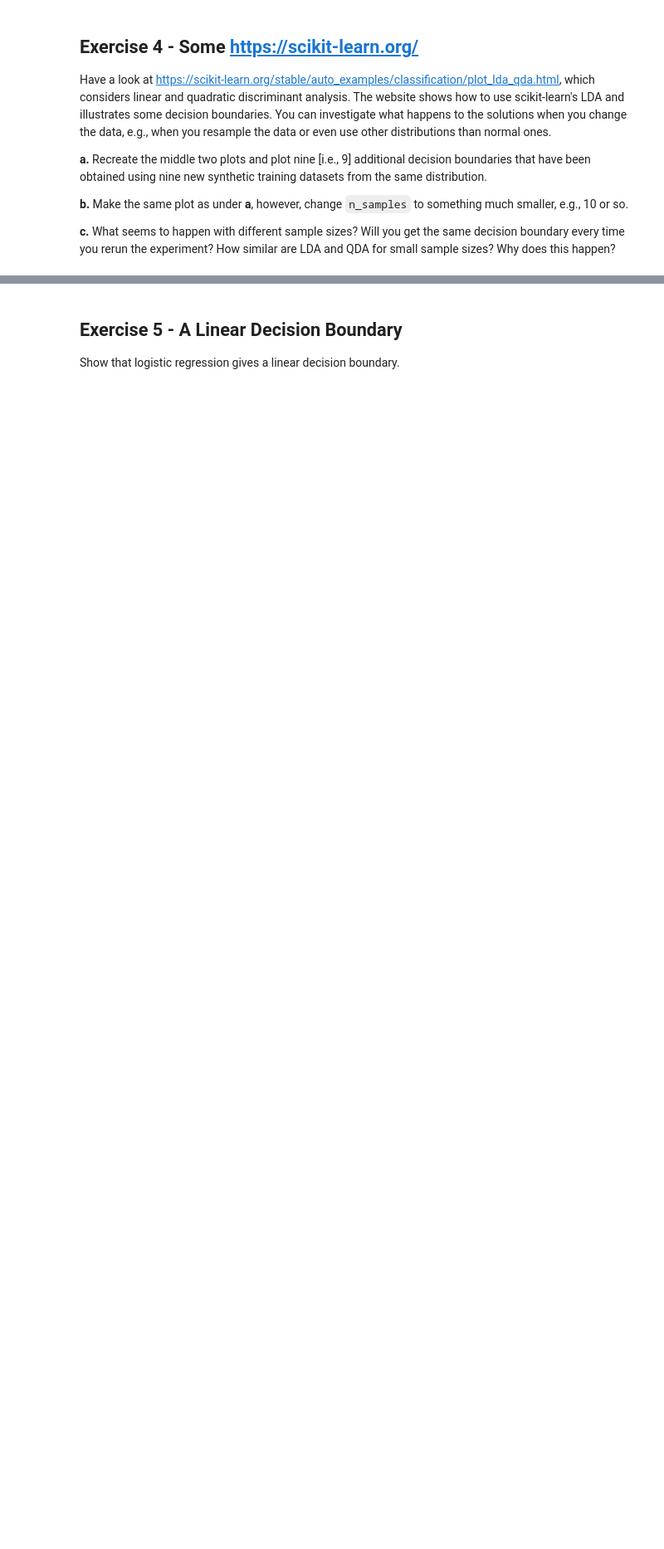
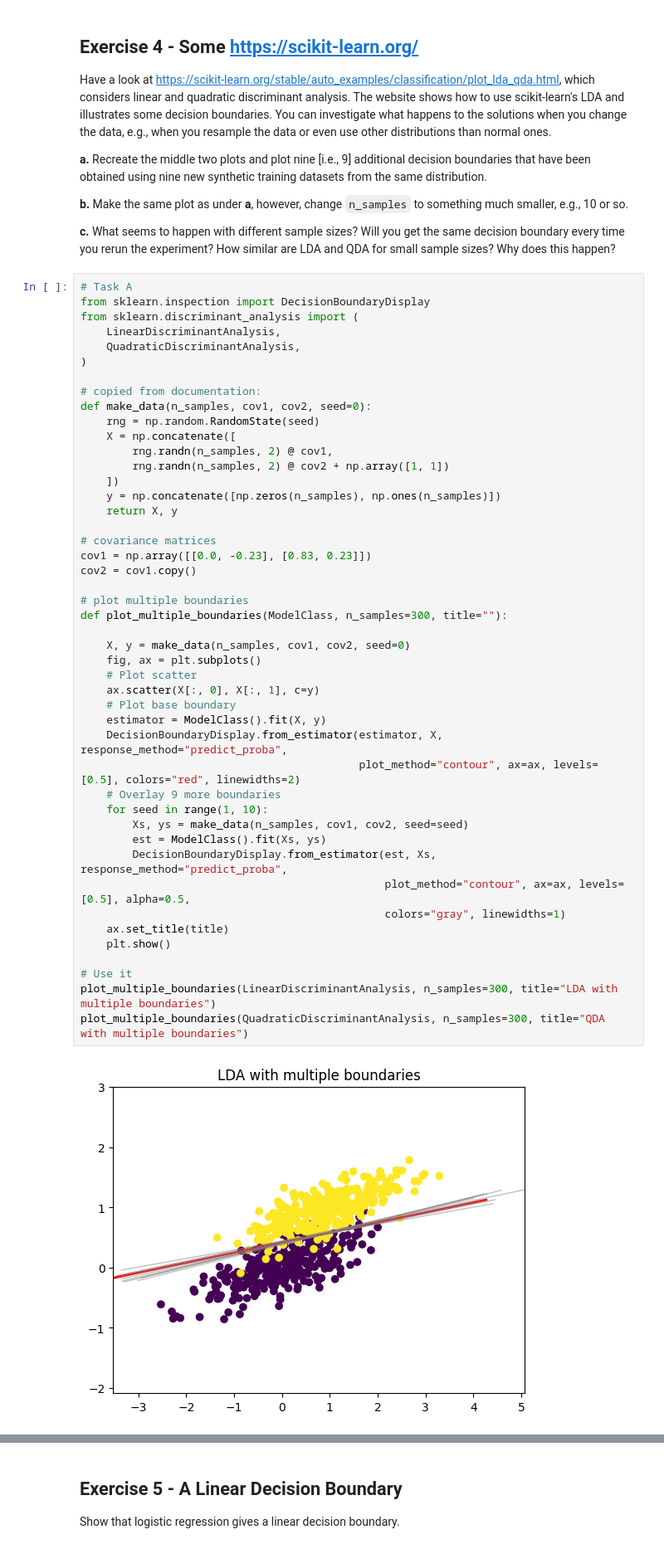
Before and after one commit to lanster42/Erasmus-Notes-25-26, a Jupyter notebook: Data mining and Machine learning/Assignment4/Assignment4_DMML_20250923.ipynb, the cells around one changed output, grey strips where cells are left out. Shown at 83% size. Cells and saved outputs as stored; diff of their text form; blank space fills up the shorter version.

````diff
--- a/Data mining and Machine learning/Assignment4/Assignment4_DMML_20250923.ipynb
+++ b/Data mining and Machine learning/Assignment4/Assignment4_DMML_20250923.ipynb
@@ -53,3 +143,51 @@ Have a look at https://scikit-learn.org/stable/auto_examples/classification/plot
 **b.** Make the same plot as under **a**, however, change ```n_samples``` to something much smaller, e.g., 10 or so.
 
 **c.** What seems to happen with different sample sizes?  Will you get the same decision boundary every time you rerun the experiment?  How similar are LDA and QDA for small sample sizes?  Why does this happen?
+# %%
+# Task A
+from sklearn.inspection import DecisionBoundaryDisplay
+from sklearn.discriminant_analysis import (
+    LinearDiscriminantAnalysis,
+    QuadraticDiscriminantAnalysis,
+)
+
+# copied from documentation:
+def make_data(n_samples, cov1, cov2, seed=0):
+    rng = np.random.RandomState(seed)
+    X = np.concatenate([
+        rng.randn(n_samples, 2) @ cov1,
+        rng.randn(n_samples, 2) @ cov2 + np.array([1, 1])
+    ])
+    y = np.concatenate([np.zeros(n_samples), np.ones(n_samples)])
+    return X, y
+
+# covariance matrices
+cov1 = np.array([[0.0, -0.23], [0.83, 0.23]])
+cov2 = cov1.copy()
+
+# plot multiple boundaries
+def plot_multiple_boundaries(ModelClass, n_samples=300, title=""):
+
+    X, y = make_data(n_samples, cov1, cov2, seed=0)
+    fig, ax = plt.subplots()
+    # Plot scatter
+    ax.scatter(X[:, 0], X[:, 1], c=y)
+    # Plot base boundary
+    estimator = ModelClass().fit(X, y)
+    DecisionBoundaryDisplay.from_estimator(estimator, X, response_method="predict_proba",
+                                           plot_method="contour", ax=ax, levels=[0.5], colors="red", linewidths=2)
+    # Overlay 9 more boundaries
+    for seed in range(1, 10):
+        Xs, ys = make_data(n_samples, cov1, cov2, seed=seed)
+        est = ModelClass().fit(Xs, ys)
+        DecisionBoundaryDisplay.from_estimator(est, Xs, response_method="predict_proba",
+                                               plot_method="contour", ax=ax, levels=[0.5], alpha=0.5,
+                                               colors="gray", linewidths=1)
+    ax.set_title(title)
+    plt.show()
+
+# Use it
+plot_multiple_boundaries(LinearDiscriminantAnalysis, n_samples=300, title="LDA with multiple boundaries")
+plot_multiple_boundaries(QuadraticDiscriminantAnalysis, n_samples=300, title="QDA with multiple boundaries")
+# %% [output]
+[figure, added]
````
Also changed, not shown: parts of 16 cells of this notebook, 4 other files.
